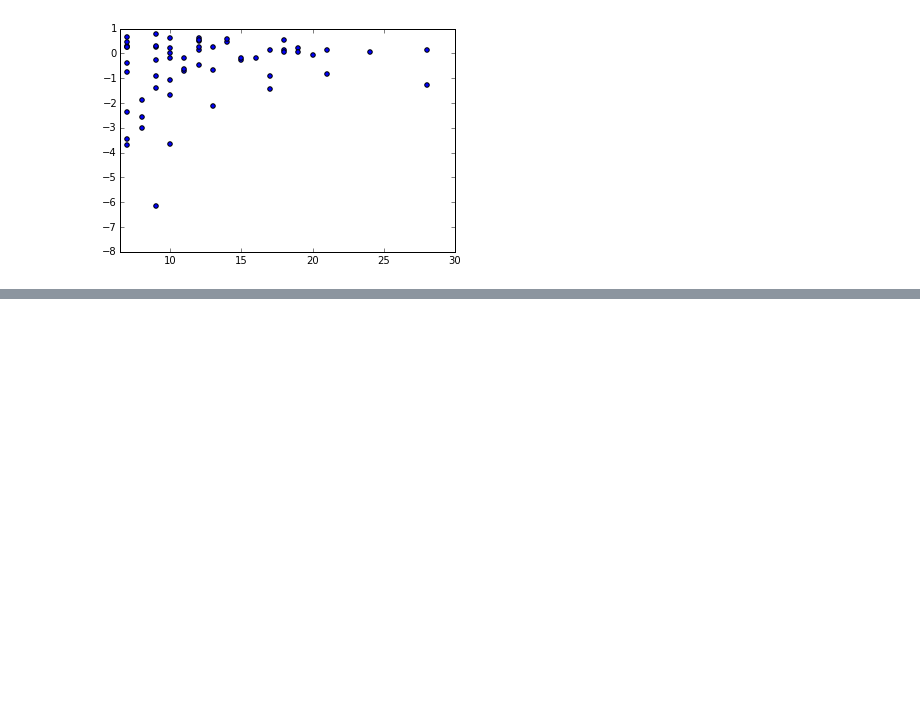
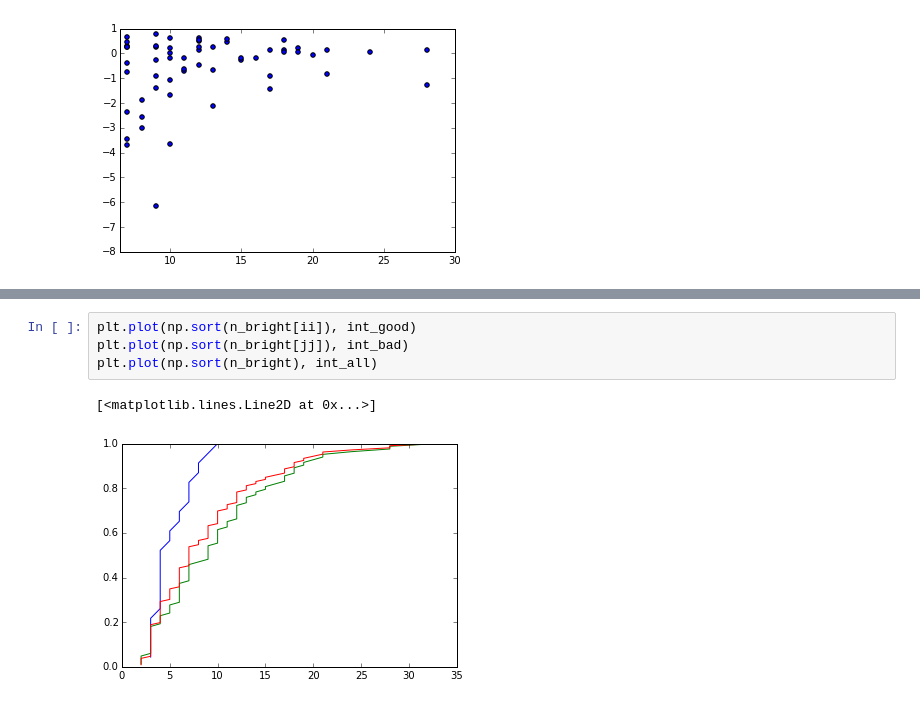
Before and after one commit to astroandes/LGanistropy, a Jupyter notebook: code/explore.ipynb, the cells around one changed output, grey strips where cells are left out. Saved outputs shown, nothing was run; the diff lists cells and outputs as text; blank space fills up the shorter version.

```diff
--- a/code/explore.ipynb
+++ b/code/explore.ipynb
@@ -299,0 +361,7 @@ plt.ylim([-8,1])
+# %%
+plt.plot(np.sort(n_bright[ii]), int_good)
+plt.plot(np.sort(n_bright[jj]), int_bad)
+plt.plot(np.sort(n_bright), int_all)
+# %% [output]
+[<matplotlib.lines.Line2D at 0x...>]
+[figure, added]
```
Also changed, not shown: parts of 8 cells of this notebook.
